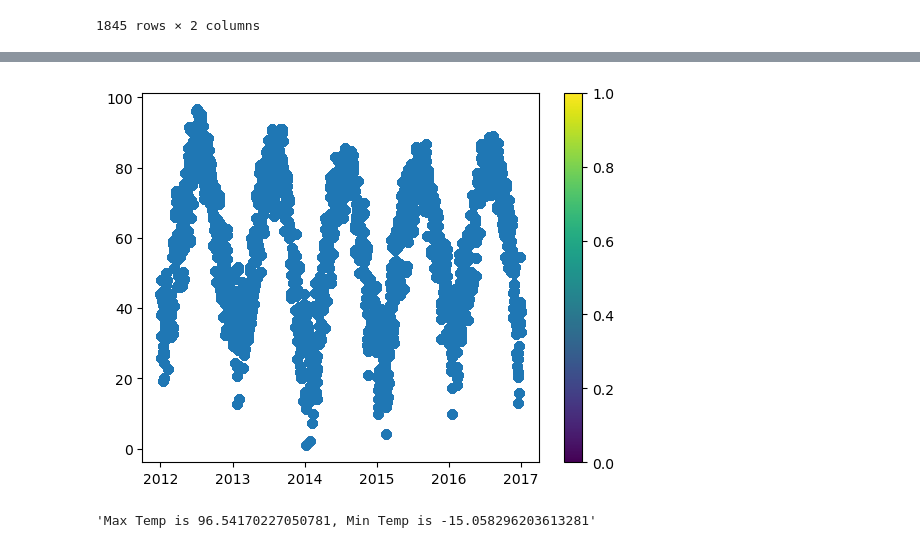
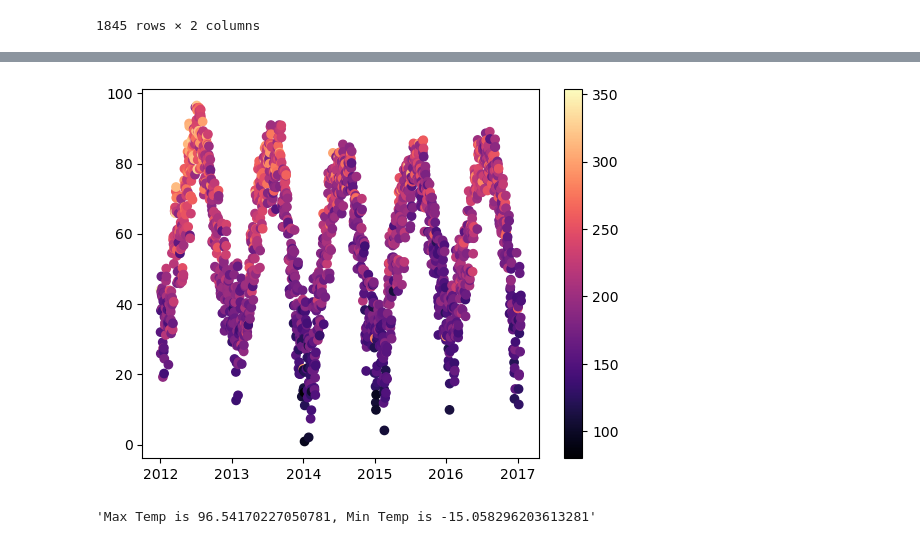
Before and after one commit to KevSantino28/project_1, a Jupyter notebook: data_clean_up.ipynb, the cells around one changed output, grey strips where cells are left out. Saved outputs shown, nothing was run; the diff lists cells and outputs as text; code cells hidden in the pictures.

```diff
--- a/data_clean_up.ipynb
+++ b/data_clean_up.ipynb
@@ -22,7 +22,7 @@ params = {
 	"latitude": 41.85,
 	"longitude": -87.65,
 	"start_date": "2012-01-01",
-	"end_date": "2017-01-01",
+	"end_date": "2017-12-31",
 	"hourly": "temperature_2m",
 	"daily": ["temperature_2m_max", "temperature_2m_min"],
 	"temperature_unit": "fahrenheit"
@@ -380,6 +380,7 @@ assault_table
 1845 rows × 2 columns
 # %%
 #Temperature Table by date
+temp_data = merged_df[['Date','temperature_2m_max','temperature_2m_min']]
 temperature_table = temp_data.groupby(['Date']).mean().reset_index()
 temperature_table
 # %% [output]
@@ -386,0 +400,3 @@ NameError: name 'temp_data' is not defined
+# %%
+graph_data = pd.merge(temperature_table, assault_table, on='Date')
+graph_data
@@ -392,10 +424,10 @@ plt.show()
 # %%
-crime_type_test = data_for_year["Primary Type"].value_counts()
-plt.scatter(merged_df['Date'],merged_df['temperature_2m_max']) #c=merged_df["Year"].value_counts())
+#crime_type_test = data_f["Primary Type"].value_counts()
+plt.scatter(graph_data['Date'], graph_data['temperature_2m_max'], c=graph_data["ID"], cmap='magma')
 clb = plt.colorbar()
 plt.show()
 # %% [output]
-[figure, old version]
+[figure, new version]
 # %%
 #Finding Max & Min Temp across all the Data
 max_value = merged_df['temperature_2m_max'].max()
```
Also changed, not shown: parts of 10 cells of this notebook, 2 other files.
